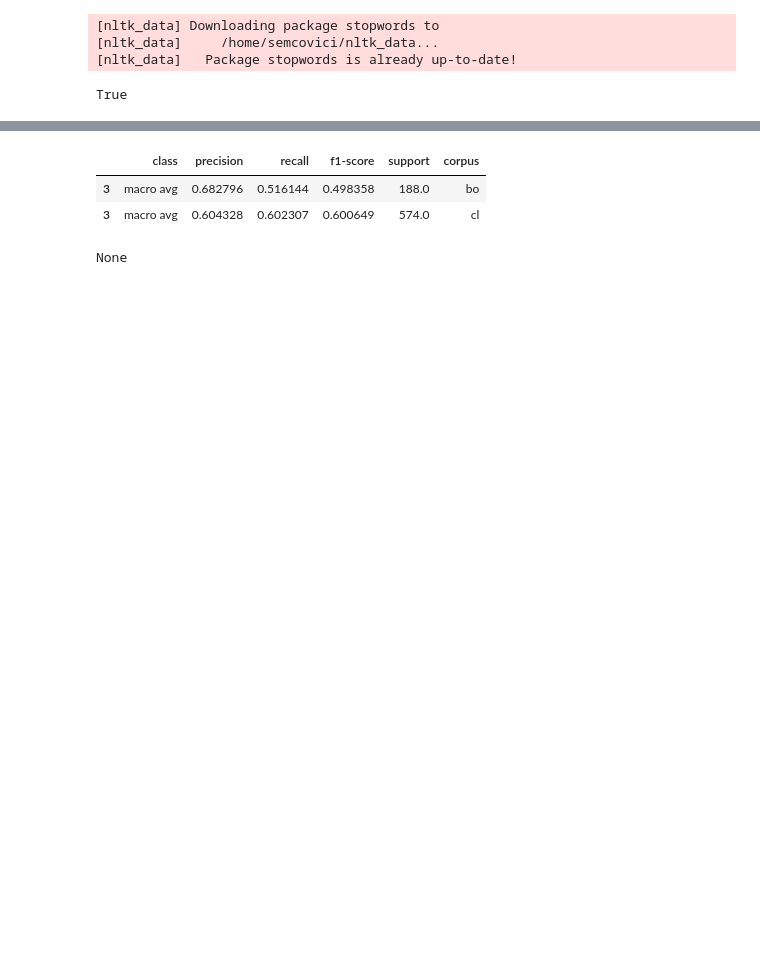
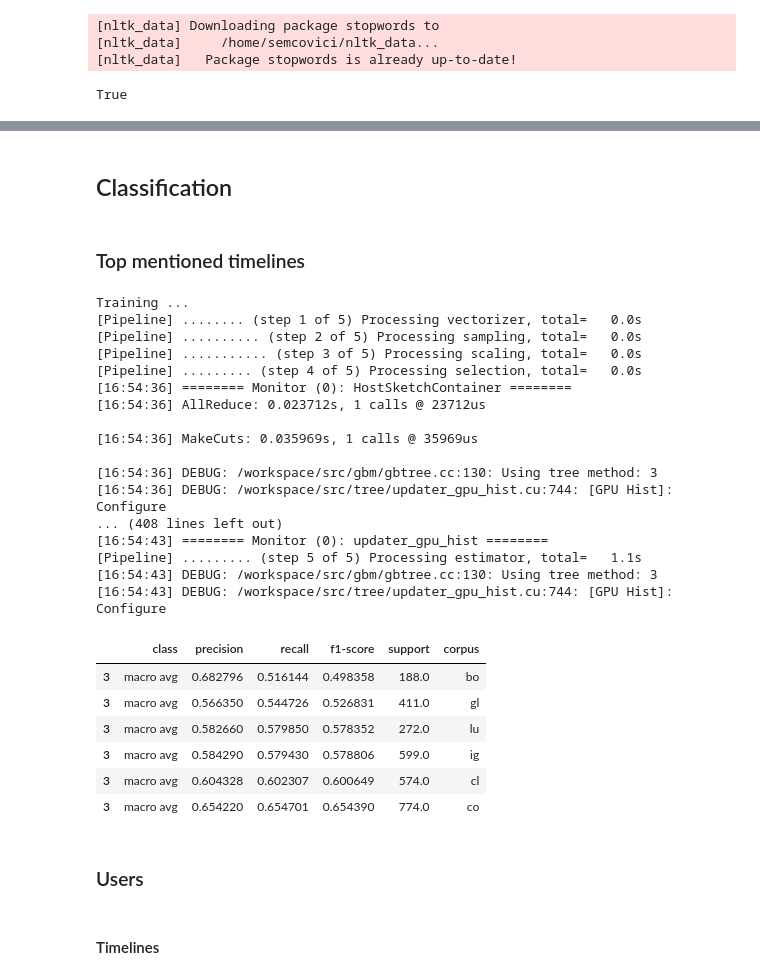
Before and after one commit to semcovici/stance-prediction-UstanceBR, a Jupyter notebook: notebooks/2.2-create_embed_model.ipynb, the cells around one changed output, grey strips where cells are left out. Saved outputs shown, nothing was run; the diff lists cells and outputs as text; code cells hidden in the pictures; blank space fills up the shorter version.

Commit message:
add classifier with bert embedding mean for all classification types

```diff
--- a/notebooks/2.2-create_embed_model.ipynb
+++ b/notebooks/2.2-create_embed_model.ipynb
@@ -95,7 +49,69 @@ NameError: name 'target' is not defined
-# %%
-print(display(df_results[df_results['class'] == 'macro avg'].sort_values('f1-score')))
-# %% [output]
-|  | class | precision | recall | f1-score | support | corpus |
-| 3 | macro avg | 0.682796 | 0.516144 | 0.498358 | 188.0 | bo |
-| 3 | macro avg | 0.604328 | 0.602307 | 0.600649 | 574.0 | cl |
-None
+# %% [markdown]
+## Classification
+# %% [markdown]
+### Top mentioned timelines
+# %%
+# create a list of tuples with (data_train, data_test, target)
+
+list_tuples_top_ment = []
+
+for target in tqdm(list_target):
+
+    path_data_train = path_processed_data + f'train_r3_{target}_top_mentioned_timelines_{model_name.replace("/", "_")}.parquet'
+    path_data_test = path_processed_data + f'test_r3_{target}_top_mentioned_timelines_{model_name.replace("/", "_")}.parquet'
+
+    data_train = pd.read_parquet(path_data_train)
+    data_test = pd.read_parquet(path_data_test)
+
+    list_tuples_top_ment.append((data_train, data_test, target))
+# %%
+X_cols = [col for col in data_test.columns if 'emb' in col]
+# %%
+# define pipeline steps
+scaling = MaxAbsScaler()
+selection = None
+estimator = XGBClassifier(
+                random_state = 42,
+                verbosity = 3,
+                device = 'cuda',
+                tree_method = 'hist'
+                )
+
+
+# get results
+df_cr, df_test_results = process_classification(
+        estimator = estimator,
+        scaling = scaling,
+        selection= selection,
+        data_tuples = list_tuples_top_ment,
+        X_cols = X_cols
+)
+
+df_cr[df_cr['class'] == 'macro avg'].sort_values('f1-score')
+# %% [output]
+Training ...
+[Pipeline] ........ (step 1 of 5) Processing vectorizer, total=   0.0s
+[Pipeline] .......... (step 2 of 5) Processing sampling, total=   0.0s
+[Pipeline] ........... (step 3 of 5) Processing scaling, total=   0.0s
+[Pipeline] ......... (step 4 of 5) Processing selection, total=   0.0s
+[16:54:36] ======== Monitor (0): HostSketchContainer ========
+[16:54:36] AllReduce: 0.023712s, 1 calls @ 23712us
+
+[16:54:36] MakeCuts: 0.035969s, 1 calls @ 35969us
+
+[16:54:36] DEBUG: /workspace/src/gbm/gbtree.cc:130: Using tree method: 3
+[16:54:36] DEBUG: /workspace/src/tree/updater_gpu_hist.cu:744: [GPU Hist]: Configure
+... (408 lines left out)
+[16:54:43] ======== Monitor (0): updater_gpu_hist ========
+[Pipeline] ......... (step 5 of 5) Processing estimator, total=   1.1s
+[16:54:43] DEBUG: /workspace/src/gbm/gbtree.cc:130: Using tree method: 3
+[16:54:43] DEBUG: /workspace/src/tree/updater_gpu_hist.cu:744: [GPU Hist]: Configure
+|  | class | precision | recall | f1-score | support | corpus |
+| 3 | macro avg | 0.682796 | 0.516144 | 0.498358 | 188.0 | bo |
+| 3 | macro avg | 0.566350 | 0.544726 | 0.526831 | 411.0 | gl |
+| 3 | macro avg | 0.582660 | 0.579850 | 0.578352 | 272.0 | lu |
+| 3 | macro avg | 0.584290 | 0.579430 | 0.578806 | 599.0 | ig |
+| 3 | macro avg | 0.604328 | 0.602307 | 0.600649 | 574.0 | cl |
+| 3 | macro avg | 0.654220 | 0.654701 | 0.654390 | 774.0 | co |
+# %% [markdown]
+### Users
@@ -101,0 +132,2 @@ None
+# %% [markdown]
+#### Timelines
```
Also changed, not shown: parts of 12 cells of this notebook, 1 other file.
